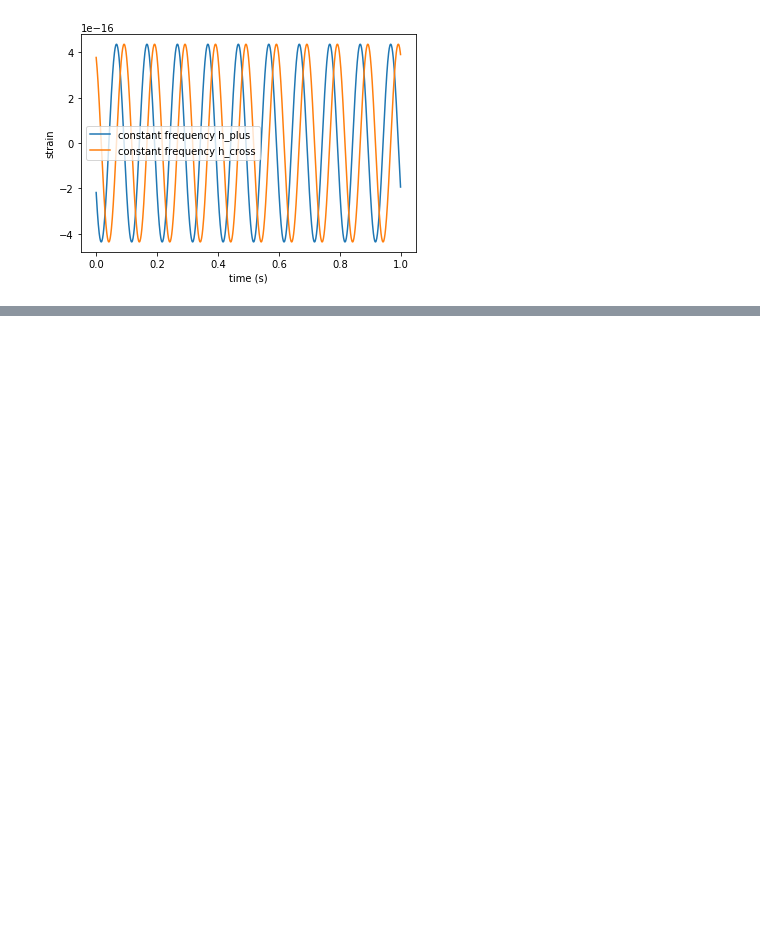
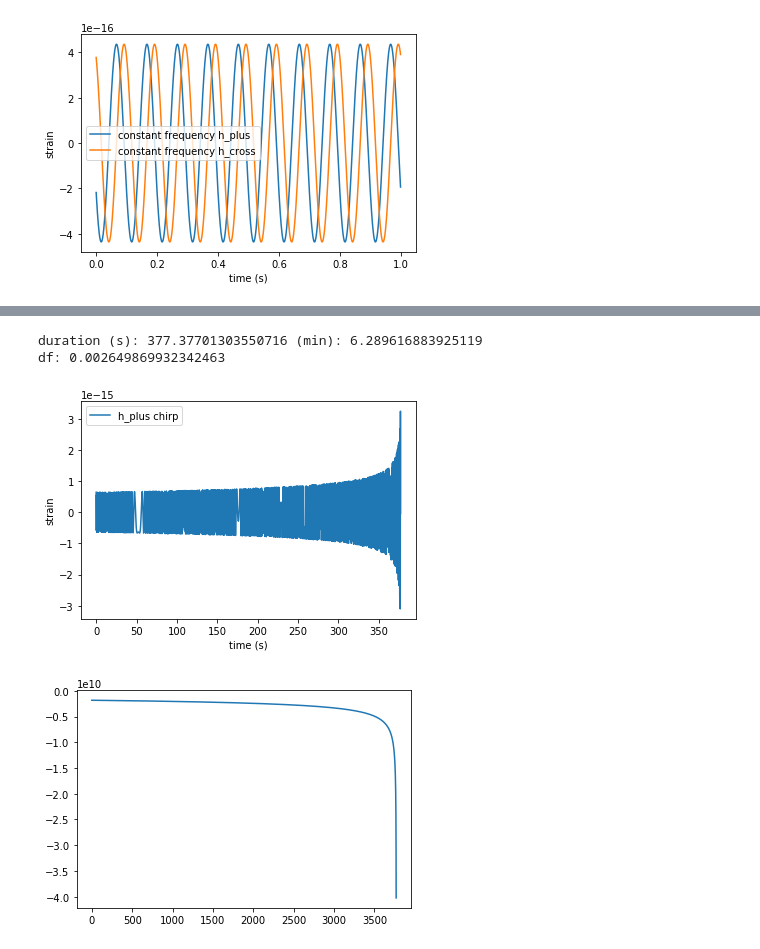
Before and after one commit to jwaldroup/gracefo_gw_search, a Jupyter notebook: q_c_orbit_basic_waveform.ipynb, the cells around one changed output, grey strips where cells are left out. Drawn from its saved outputs; the diff is of its cells as text; code cells hidden in the pictures; blank space fills up the shorter version.

```diff
--- a/q_c_orbit_basic_waveform.ipynb
+++ b/q_c_orbit_basic_waveform.ipynb
@@ -118,0 +158,19 @@ plt.show()
+# %%
+#testing_strain_waveform(m1, m2, f_lower, dt, r, theta, phi)
+t_array, tau_array, fgw_array, t_ret_array, plus, cross = testing_strain_waveform(100, 100, 1, 0.1, 1, 0, 0)
+# %% [output]
+duration (s): 377.37701303550716 (min): 6.289616883925119
+df: 0.002649869932342463
+# %%
+plt.plot(t_array, plus, label='h_plus chirp')
+plt.xlabel('time (s)')
+plt.ylabel('strain')
+plt.legend(loc='upper left')
+#plt.xlim(376.97, 377)
+
+plt.figure()
+plt.plot(fgw_array*t_ret_array)
+plt.show()
+# %% [output]
+[figure, added]
+[figure, added]
```
Also changed, not shown: parts of 8 cells of this notebook.
